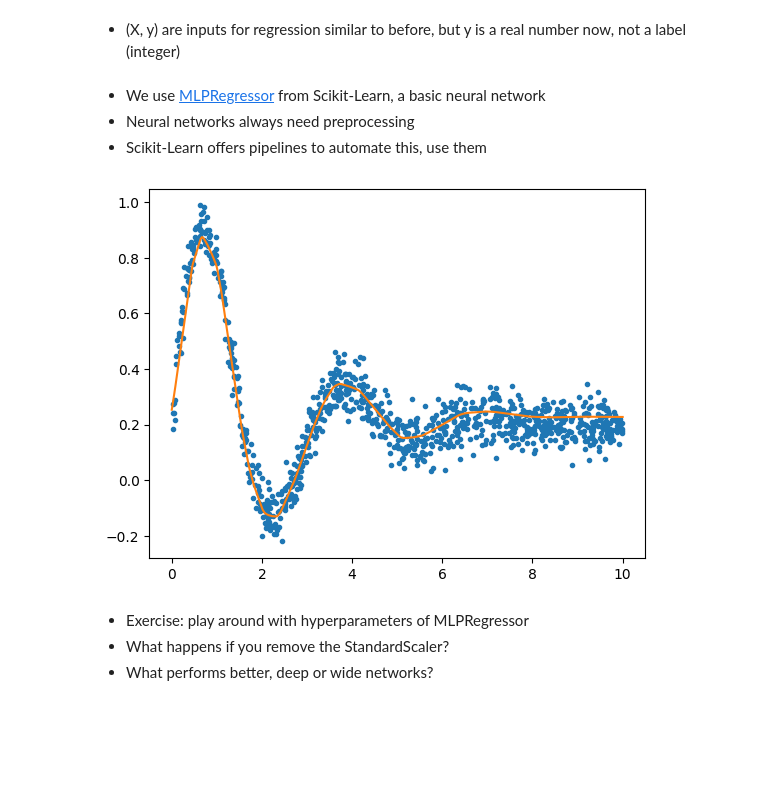
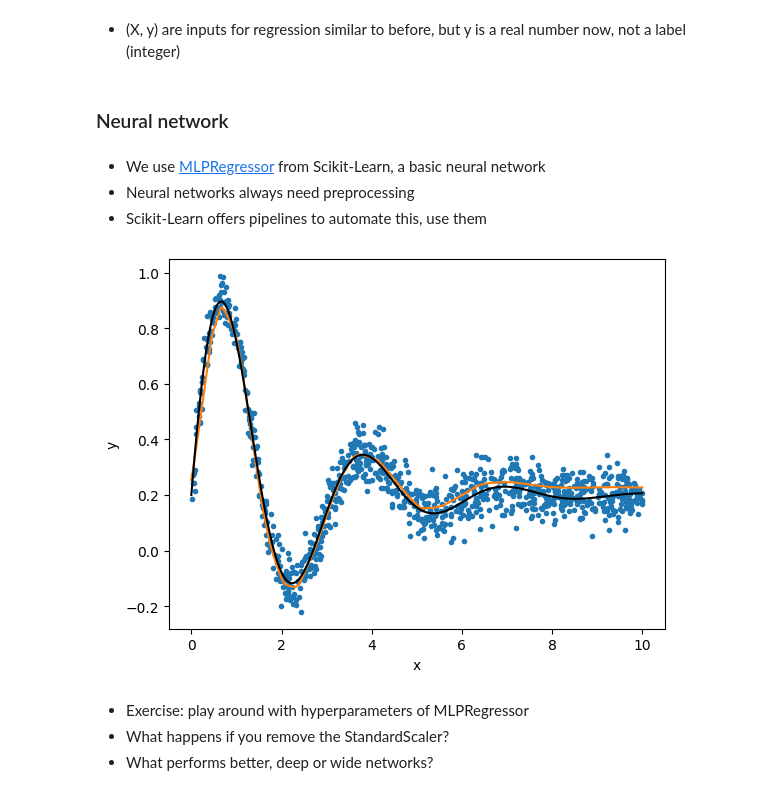
Before and after one commit to HDembinski/HDembinski.github.io, a Jupyter notebook: MachineLearning.ipynb, the cells around one changed output. Drawn from its saved outputs; the diff is of its cells as text; code cells hidden in the pictures; blank space fills up the shorter version.

```diff
--- a/MachineLearning.ipynb
+++ b/MachineLearning.ipynb
@@ -303,8 +323,10 @@ plt.legend();
 def model(x, a, b, c, d):
     return a + b * np.sin(c * x) * np.exp(- d * x)
 
+truth = 0.2, 1, 2, 0.5
+
 x = np.linspace(0, 10, 1000)
-plt.plot(x, model(x, 0.2, 1, 2, 0.5))
+plt.plot(x, model(x, *truth))
 plt.xlabel("x")
 plt.ylabel("y");
 # %% [output]
@@ -321,6 +343,8 @@ y += rng.normal(0, 0.05, len(y))
 X = np.reshape(x, (-1, 1))
 # %% [markdown]
 * (X, y) are inputs for regression similar to before, but y is a real number now, not a label (integer)
+# %% [markdown]
+### Neural network
 # %% [markdown]
 * We use [MLPRegressor](https://scikit-learn.org/stable/modules/generated/sklearn.neural_network.MLPRegressor.html#sklearn.neural_network.MLPRegressor) from Scikit-Learn, a basic neural network
 * Neural networks always need preprocessing
@@ -328,25 +352,30 @@ X = np.reshape(x, (-1, 1))
 # %%
 from sklearn.neural_network import MLPRegressor
 from sklearn.preprocessing import StandardScaler
 from sklearn.pipeline import make_pipeline
 
 plt.plot(x, y, ".")
 
 # network with 5 layers, each with 100 nodes
 regressor = MLPRegressor(
     hidden_layer_sizes=(100,)*5,
     random_state=1)
 
 # we use basic StandardScaler for preprocessing
 pipeline = make_pipeline(StandardScaler(), regressor)
 pipeline.fit(X, y)
 
 # plot fitted curve
 X2 = np.reshape(np.linspace(0, 10, 1000), (-1, 1))
 y2 = pipeline.predict(X2)
-plt.plot(X2[:, 0], y2);
+plt.plot(X2[:, 0], y2, label="Neural net")
+
+plt.plot(X2[:, 0], model(X2[:, 0], *truth), color="k", label="truth")
+
+plt.xlabel("x")
+plt.ylabel("y");
 # %% [output]
-[figure, old version]
+[figure, new version]
 # %% [markdown]
 * Exercise: play around with hyperparameters of MLPRegressor
 * What happens if you remove the StandardScaler?
```
Also changed, not shown: parts of 11 cells of this notebook.
